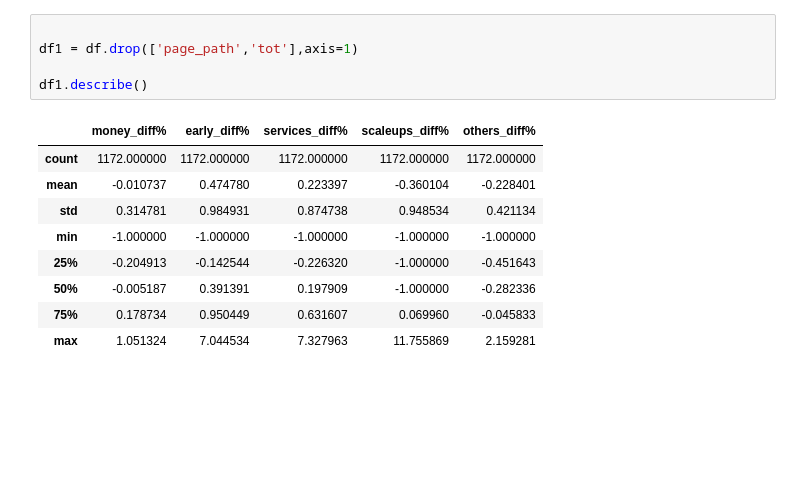
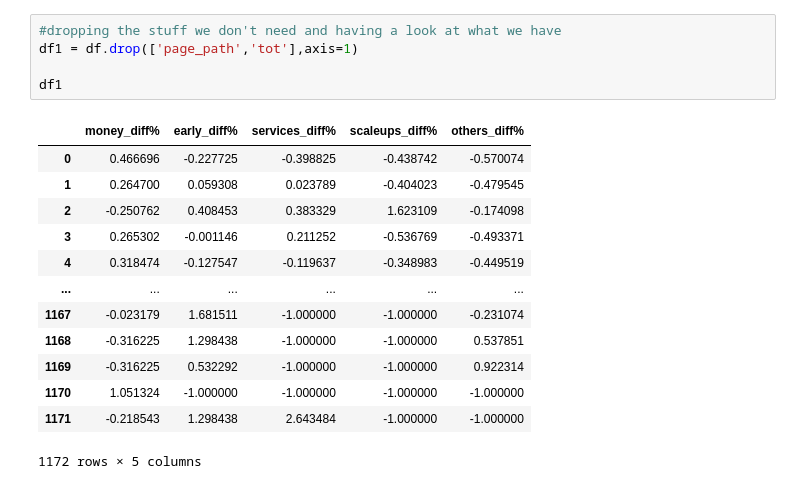
Before and after one commit to bellancafr/articles-users-clustering, a Jupyter notebook: clustering.ipynb, the cells around one changed output. Drawn from its saved outputs; the diff is of its cells as text; blank space fills up the shorter version.

```diff
--- a/clustering.ipynb
+++ b/clustering.ipynb
@@ -20,16 +20,20 @@ df
 # %%
-
+#dropping the stuff we don't need and having a look at what we have
 df1 = df.drop(['page_path','tot'],axis=1)
 
-df1.describe()
+df1
 # %% [output]
 |  | money_diff% | early_diff% | services_diff% | scaleups_diff% | others_diff% |
-| count | 1172.000000 | 1172.000000 | 1172.000000 | 1172.000000 | 1172.000000 |
-| mean | -0.010737 | 0.474780 | 0.223397 | -0.360104 | -0.228401 |
-| std | 0.314781 | 0.984931 | 0.874738 | 0.948534 | 0.421134 |
-| min | -1.000000 | -1.000000 | -1.000000 | -1.000000 | -1.000000 |
-| 25% | -0.204913 | -0.142544 | -0.226320 | -1.000000 | -0.451643 |
-| 50% | -0.005187 | 0.391391 | 0.197909 | -1.000000 | -0.282336 |
-| 75% | 0.178734 | 0.950449 | 0.631607 | 0.069960 | -0.045833 |
-| max | 1.051324 | 7.044534 | 7.327963 | 11.755869 | 2.159281 |
+| 0 | 0.466696 | -0.227725 | -0.398825 | -0.438742 | -0.570074 |
+| 1 | 0.264700 | 0.059308 | 0.023789 | -0.404023 | -0.479545 |
+| 2 | -0.250762 | 0.408453 | 0.383329 | 1.623109 | -0.174098 |
+| 3 | 0.265302 | -0.001146 | 0.211252 | -0.536769 | -0.493371 |
+| 4 | 0.318474 | -0.127547 | -0.119637 | -0.348983 | -0.449519 |
+| ... | ... | ... | ... | ... | ... |
+| 1167 | -0.023179 | 1.681511 | -1.000000 | -1.000000 | -0.231074 |
+| 1168 | -0.316225 | 1.298438 | -1.000000 | -1.000000 | 0.537851 |
+| 1169 | -0.316225 | 0.532292 | -1.000000 | -1.000000 | 0.922314 |
+| 1170 | 1.051324 | -1.000000 | -1.000000 | -1.000000 | -1.000000 |
+| 1171 | -0.218543 | 1.298438 | 2.643484 | -1.000000 | -1.000000 |
+1172 rows × 5 columns
 # %%
```
Also changed, not shown: parts of 25 cells of this notebook, 1 other file.
